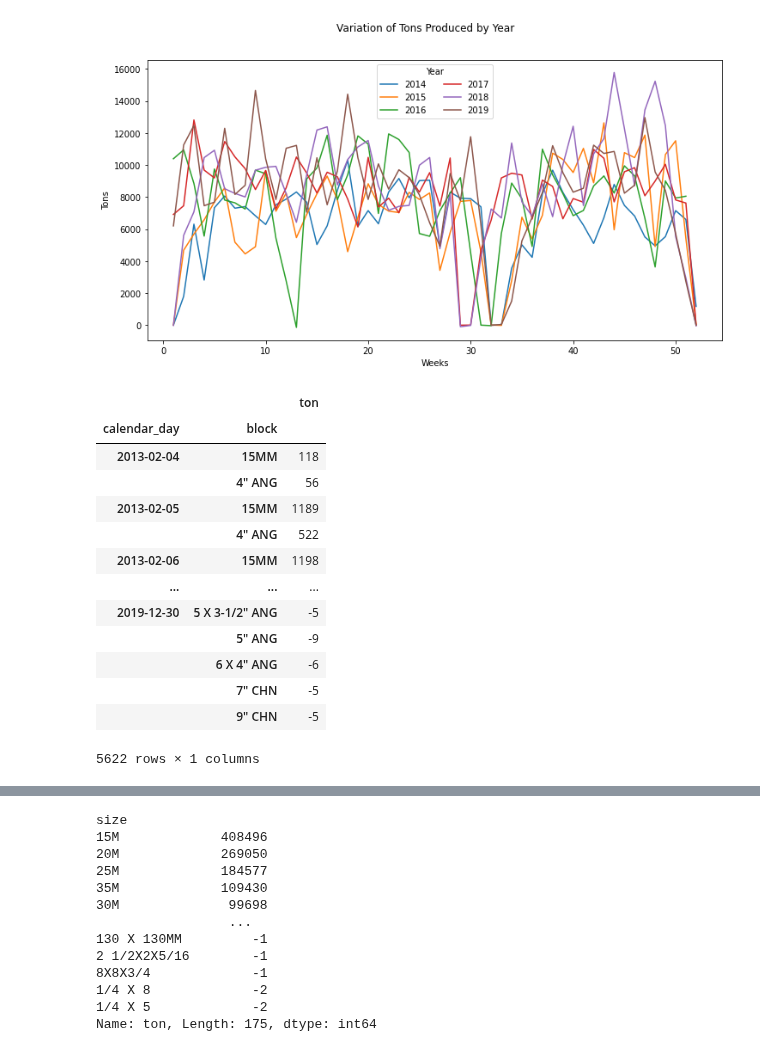
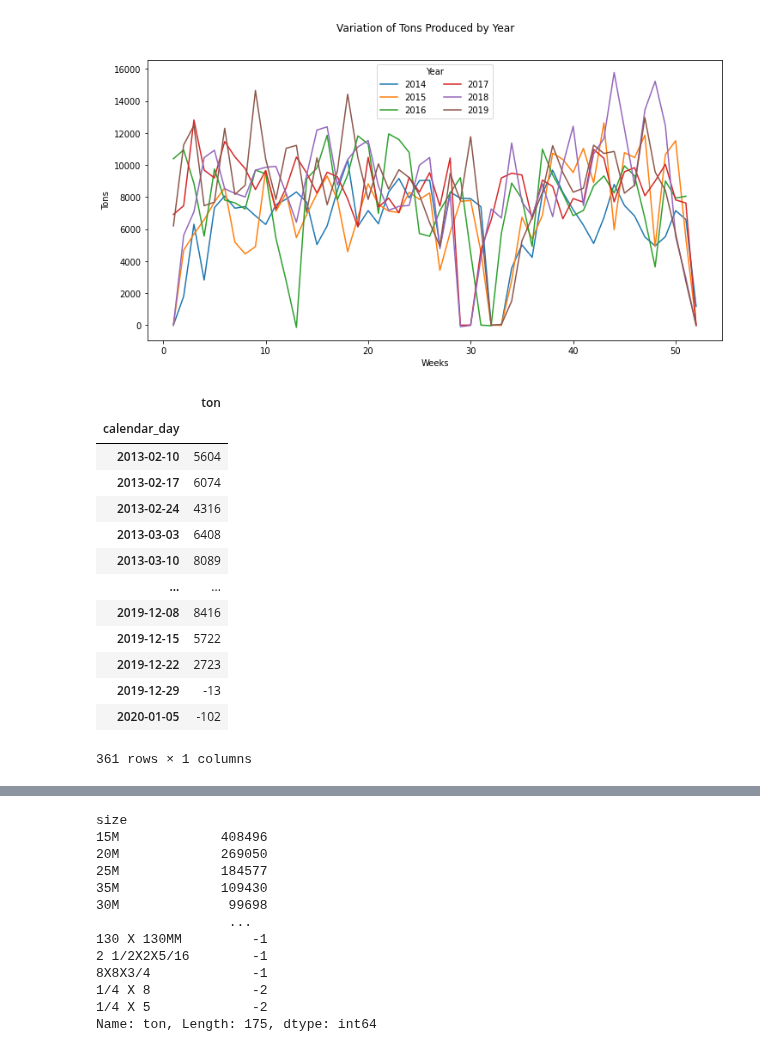
Before and after one commit to jvac06/pft, a Jupyter notebook: scripts/prod_eda.ipynb, the cells around one changed output, grey strips where cells are left out. Cells and saved outputs as stored; diff of their text form; code cells hidden in the pictures.

```diff
--- a/scripts/prod_eda.ipynb
+++ b/scripts/prod_eda.ipynb
@@ -157,21 +157,23 @@ ax.set_ylabel("Tons")
 # %% [output]
 Text(0, 0.5, 'Tons')
 [figure]
+# %%
+weekly_prod
+# %% [output]
+|  | ton |
+| calendar_day |  |
+| 2013-02-10 | 5604 |
+| 2013-02-17 | 6074 |
+| 2013-02-24 | 4316 |
+| 2013-03-03 | 6408 |
+| 2013-03-10 | 8089 |
+| ... | ... |
+| 2019-12-08 | 8416 |
+| 2019-12-15 | 5722 |
+| 2019-12-22 | 2723 |
+| 2019-12-29 | -13 |
+| 2020-01-05 | -102 |
+361 rows × 1 columns
 # %%
 #aggregate by year and block
-prod_reduced.groupby(["calendar_day","block"]).sum()
+block_prod = prod_reduced.groupby(["calendar_day","block"]).sum()
-# %% [output]
-|  |  | ton |
-| calendar_day | block |  |
-| 2013-02-04 | 15MM | 118 |
-|  | 4" ANG | 56 |
-| 2013-02-05 | 15MM | 1189 |
-|  | 4" ANG | 522 |
-| 2013-02-06 | 15MM | 1198 |
-| ... | ... | ... |
-| 2019-12-30 | 5 X 3-1/2" ANG | -5 |
-|  | 5" ANG | -9 |
-|  | 6 X 4" ANG | -6 |
-|  | 7" CHN | -5 |
-|  | 9" CHN | -5 |
-5622 rows × 1 columns
```
Also changed, not shown: parts of 5 cells of this notebook.
